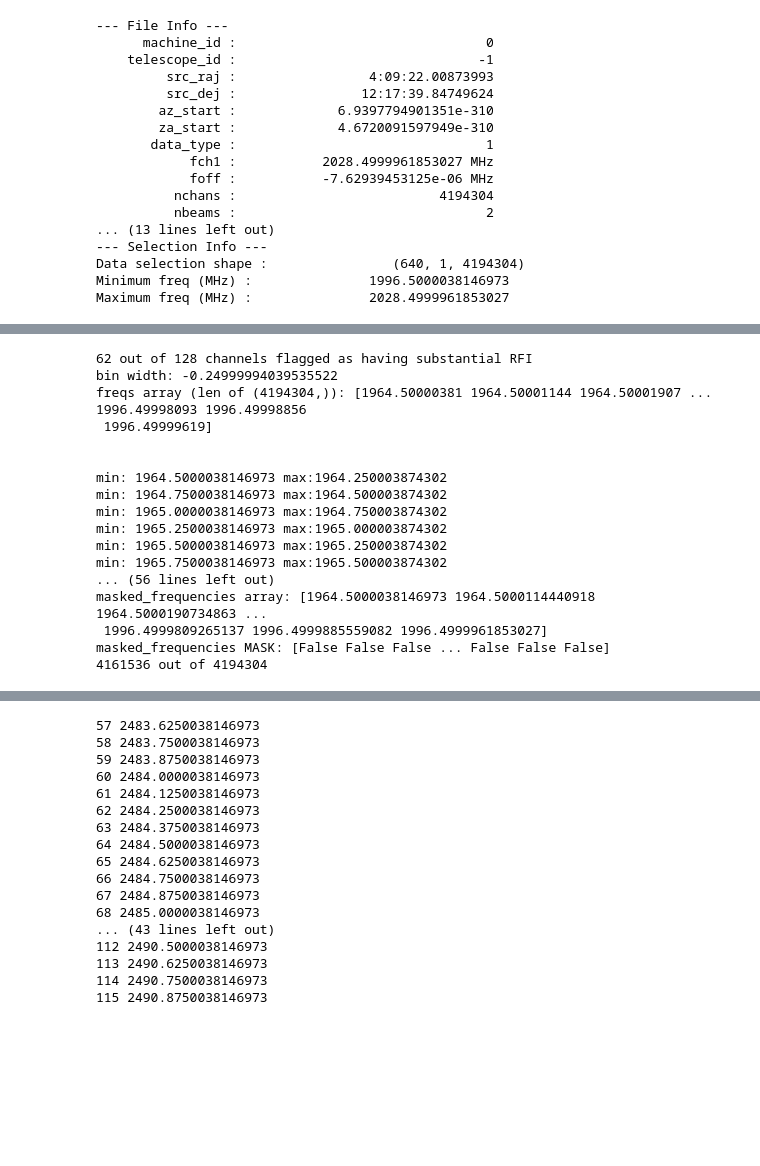
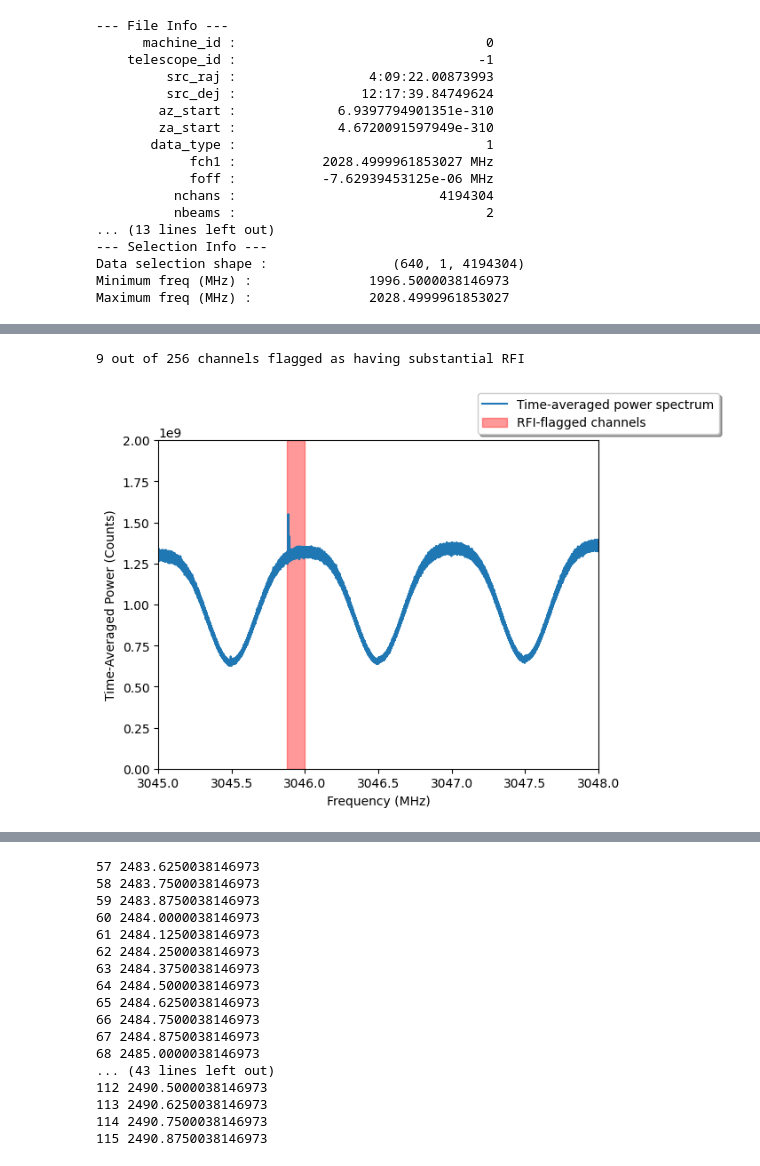
Before and after one commit to jareds-laf/playing-with-cosmic-data, a Jupyter notebook: filterbank/filterbank_rfi_id_kurtosis.ipynb, the cells around one changed output, grey strips where cells are left out. Cells and saved outputs as stored; diff of their text form; code cells hidden in the pictures; blank space fills up the shorter version.

```diff
--- a/filterbank/filterbank_rfi_id_kurtosis.ipynb
+++ b/filterbank/filterbank_rfi_id_kurtosis.ipynb
@@ -293,22 +160,0 @@ plot_tavg_powertemp(water4, n_divs=ndivs, threshold=thrsh,
-# %%
-flagged_bins, flagged_kurts, masked_kurts, bin_mask, freq_mask
-
-sns.displot()
-# %% [output]
-62 out of 128 channels flagged as having substantial RFI
-bin width: -0.24999994039535522
-freqs array (len of (4194304,)): [1964.50000381 1964.50001144 1964.50001907 ... 1996.49998093 1996.49998856
- 1996.49999619]
-
-
-min: 1964.5000038146973 max:1964.250003874302
-min: 1964.7500038146973 max:1964.500003874302
-min: 1965.0000038146973 max:1964.750003874302
-min: 1965.2500038146973 max:1965.000003874302
-min: 1965.5000038146973 max:1965.250003874302
-min: 1965.7500038146973 max:1965.500003874302
-... (56 lines left out)
-masked_frequencies array: [1964.5000038146973 1964.5000114440918 1964.5000190734863 ...
- 1996.4999809265137 1996.4999885559082 1996.4999961853027]
-masked_frequencies MASK: [False False False ... False False False]
-4161536 out of 4194304
@@ -397,3 +325,10 @@ thrsh = 1.5
 ndivs = 256
+# %%
+plot_tavg_powertemp(water4, n_divs=ndivs, threshold=thrsh,
+                    f_start=3045, f_stop=3048, p_start=0, p_stop=0.2*10**10,
+                    show_filtered_bins=True)
+# %% [output]
+9 out of 256 channels flagged as having substantial RFI
+[figure, added]
 # %%
 plot_tavg_powertemp(water5, n_divs=ndivs, threshold=thrsh,
```
Also changed, not shown: parts of 19 cells of this notebook, 1 other file.
